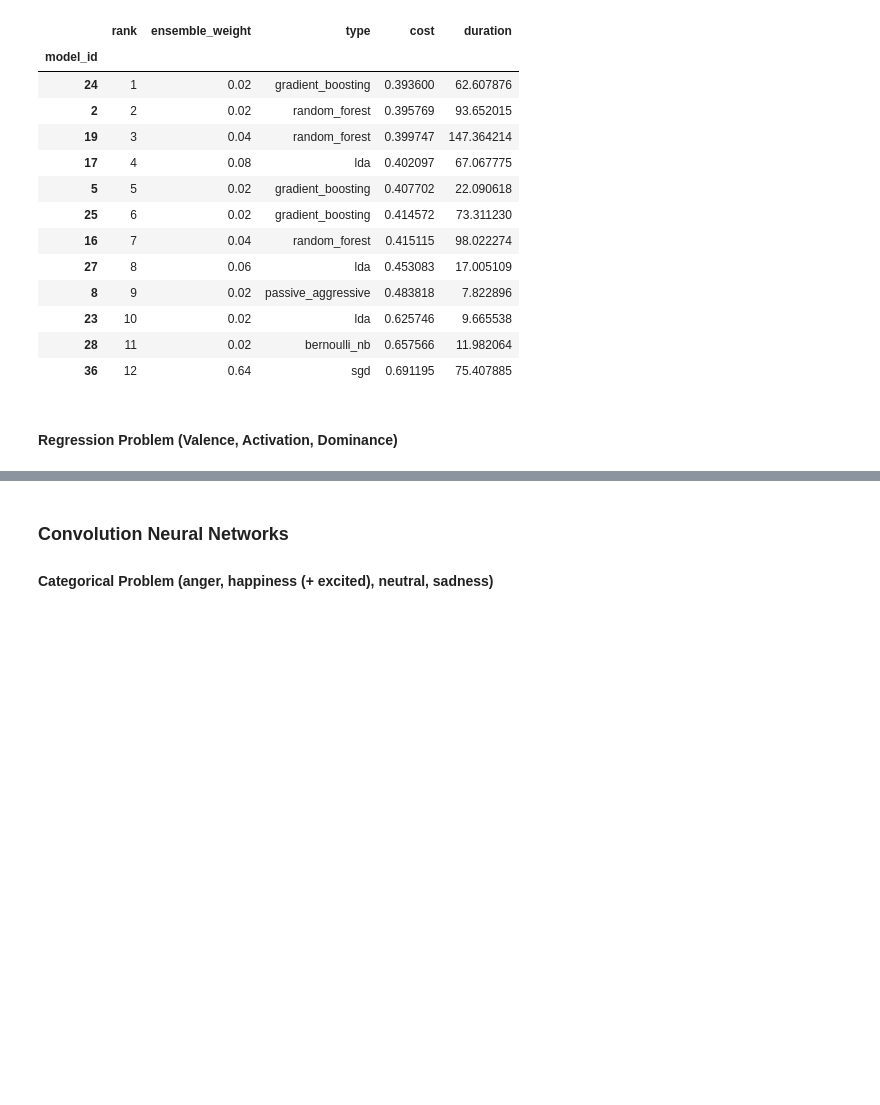
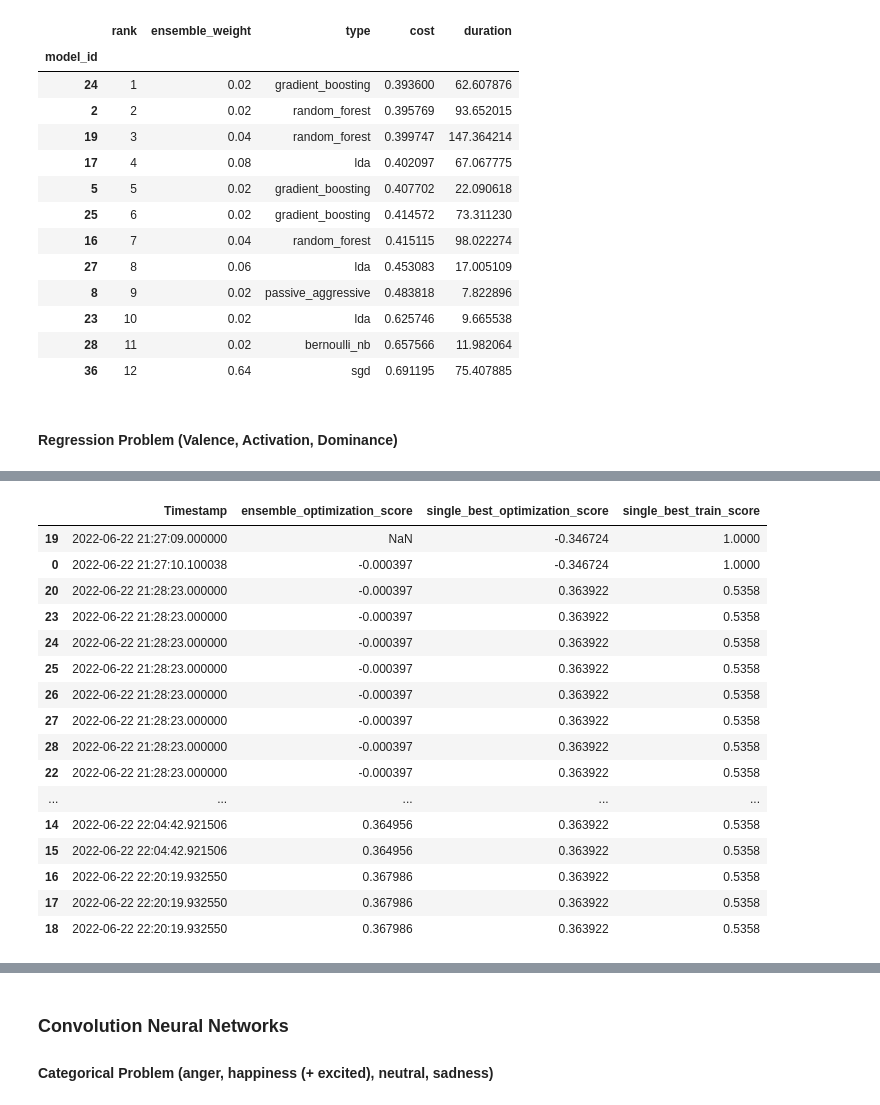
Before and after one commit to MarioCSilva/Speech_Emotion_Recognition_Thesis, a Jupyter notebook: iemocap/data/2_models_study.ipynb, the cells around one changed output, grey strips where cells are left out. Saved outputs shown, nothing was run; the diff lists cells and outputs as text; code cells hidden in the pictures; blank space fills up the shorter version.

```diff
--- a/iemocap/data/2_models_study.ipynb
+++ b/iemocap/data/2_models_study.ipynb
@@ -306,0 +345,20 @@ ValueError: Dummy prediction failed with run state StatusType.CRASHED and additi
+# %%
+model.performance_over_time_
+# %% [output]
+|  | Timestamp | ensemble_optimization_score | single_best_optimization_score | single_best_train_score |
+| 19 | 2022-06-22 21:27:09.000000 | NaN | -0.346724 | 1.0000 |
+| 0 | 2022-06-22 21:27:10.100038 | -0.000397 | -0.346724 | 1.0000 |
+| 20 | 2022-06-22 21:28:23.000000 | -0.000397 | 0.363922 | 0.5358 |
+| 23 | 2022-06-22 21:28:23.000000 | -0.000397 | 0.363922 | 0.5358 |
+| 24 | 2022-06-22 21:28:23.000000 | -0.000397 | 0.363922 | 0.5358 |
+| 25 | 2022-06-22 21:28:23.000000 | -0.000397 | 0.363922 | 0.5358 |
+| 26 | 2022-06-22 21:28:23.000000 | -0.000397 | 0.363922 | 0.5358 |
+| 27 | 2022-06-22 21:28:23.000000 | -0.000397 | 0.363922 | 0.5358 |
+| 28 | 2022-06-22 21:28:23.000000 | -0.000397 | 0.363922 | 0.5358 |
+| 22 | 2022-06-22 21:28:23.000000 | -0.000397 | 0.363922 | 0.5358 |
+| ... | ... | ... | ... | ... |
+| 14 | 2022-06-22 22:04:42.921506 | 0.364956 | 0.363922 | 0.5358 |
+| 15 | 2022-06-22 22:04:42.921506 | 0.364956 | 0.363922 | 0.5358 |
+| 16 | 2022-06-22 22:20:19.932550 | 0.367986 | 0.363922 | 0.5358 |
+| 17 | 2022-06-22 22:20:19.932550 | 0.367986 | 0.363922 | 0.5358 |
+| 18 | 2022-06-22 22:20:19.932550 | 0.367986 | 0.363922 | 0.5358 |
```
Also changed, not shown: parts of 9 cells of this notebook.
